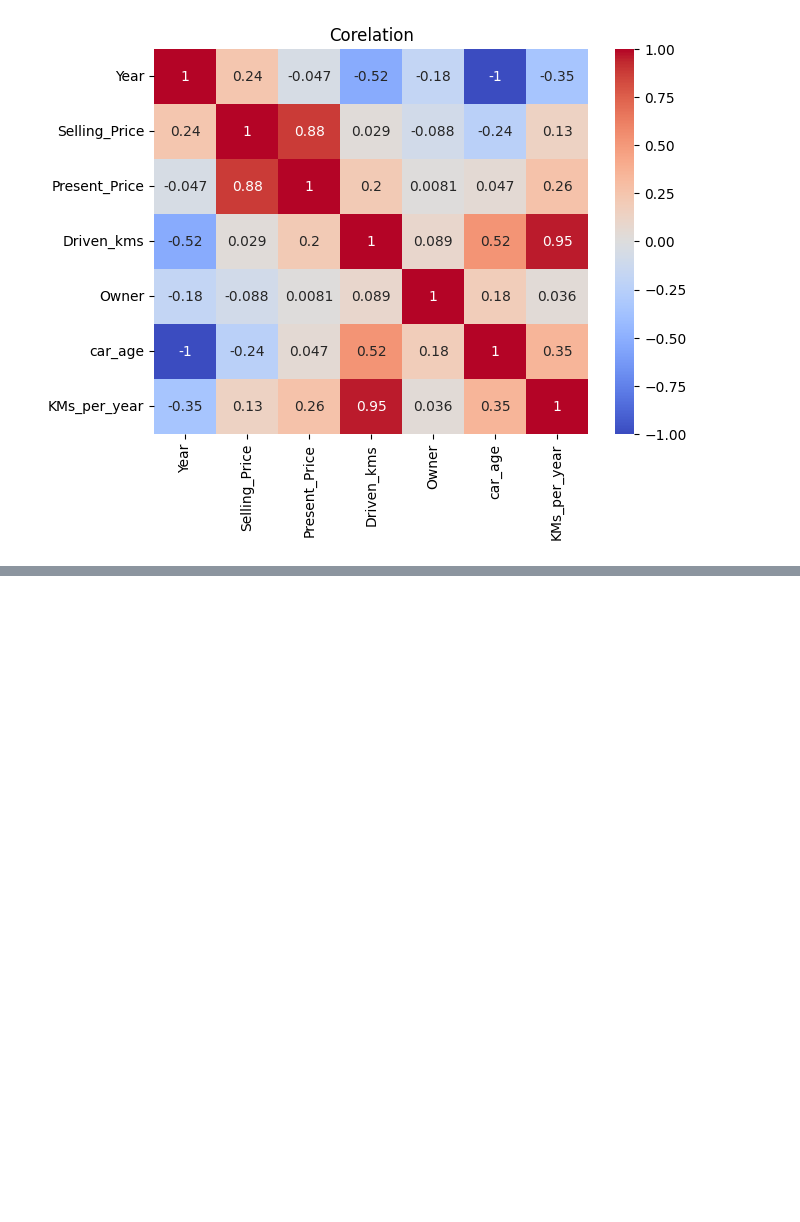
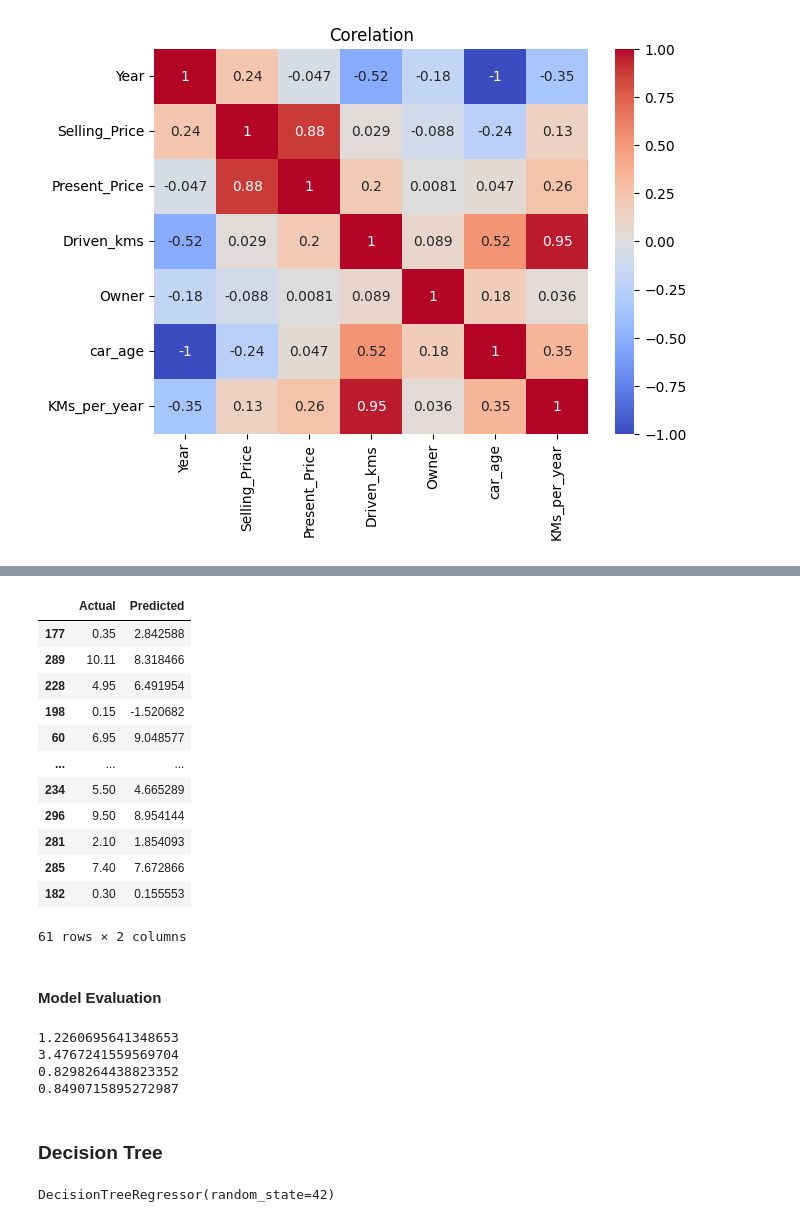
Before and after one commit to nikhil2316n/Machine_Learning, a Jupyter notebook: classical_ml/car_price_predication.ipynb, the cells around one changed output, grey strips where cells are left out. Saved outputs shown, nothing was run; the diff lists cells and outputs as text; code cells hidden in the pictures; blank space fills up the shorter version.

```diff
--- a/classical_ml/car_price_predication.ipynb
+++ b/classical_ml/car_price_predication.ipynb
@@ -164,0 +207,4 @@ plt.show()
+# %%
+from sklearn.model_selection import train_test_split
+
+X_train,X_test,y_train,y_test=train_test_split(X,y,random_state=42,test_size=0.2)
@@ -164,0 +230,23 @@ plt.show()
+# %%
+y_pred=lr.predict(X_test_scaled)
+# %%
+pd.DataFrame({
+    'Actual': y_test,
+    'Predicted': y_pred
+})
+# %% [output]
+|  | Actual | Predicted |
+| 177 | 0.35 | 2.842588 |
+| 289 | 10.11 | 8.318466 |
+| 228 | 4.95 | 6.491954 |
+| 198 | 0.15 | -1.520682 |
+| 60 | 6.95 | 9.048577 |
+| ... | ... | ... |
+| 234 | 5.50 | 4.665289 |
+| 296 | 9.50 | 8.954144 |
+| 281 | 2.10 | 1.854093 |
+| 285 | 7.40 | 7.672866 |
+| 182 | 0.30 | 0.155553 |
+61 rows × 2 columns
+# %% [markdown]
+#### Model Evaluation
@@ -164,0 +261,12 @@ plt.show()
+# %%
+print(MAE)
+print(MSE)
+print(MAPE)
+print(r2)
+# %% [output]
+1.2260695641348653
+3.4767241559569704
+0.8298264438823352
+0.8490715895272987
+# %% [markdown]
+### Decision Tree
@@ -164,0 +277,4 @@ plt.show()
+# %%
+dt.fit(X_train,y_train)
+# %% [output]
+DecisionTreeRegressor(random_state=42)
```
Also changed, not shown: parts of 24 cells of this notebook.
